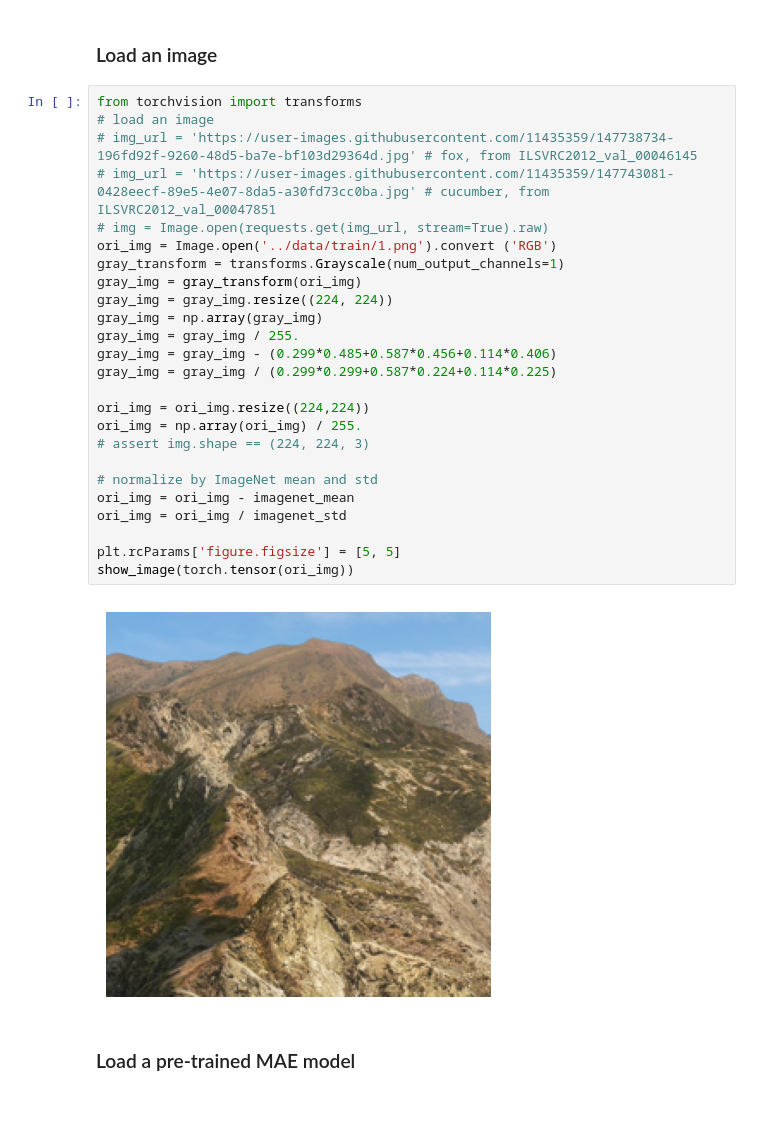
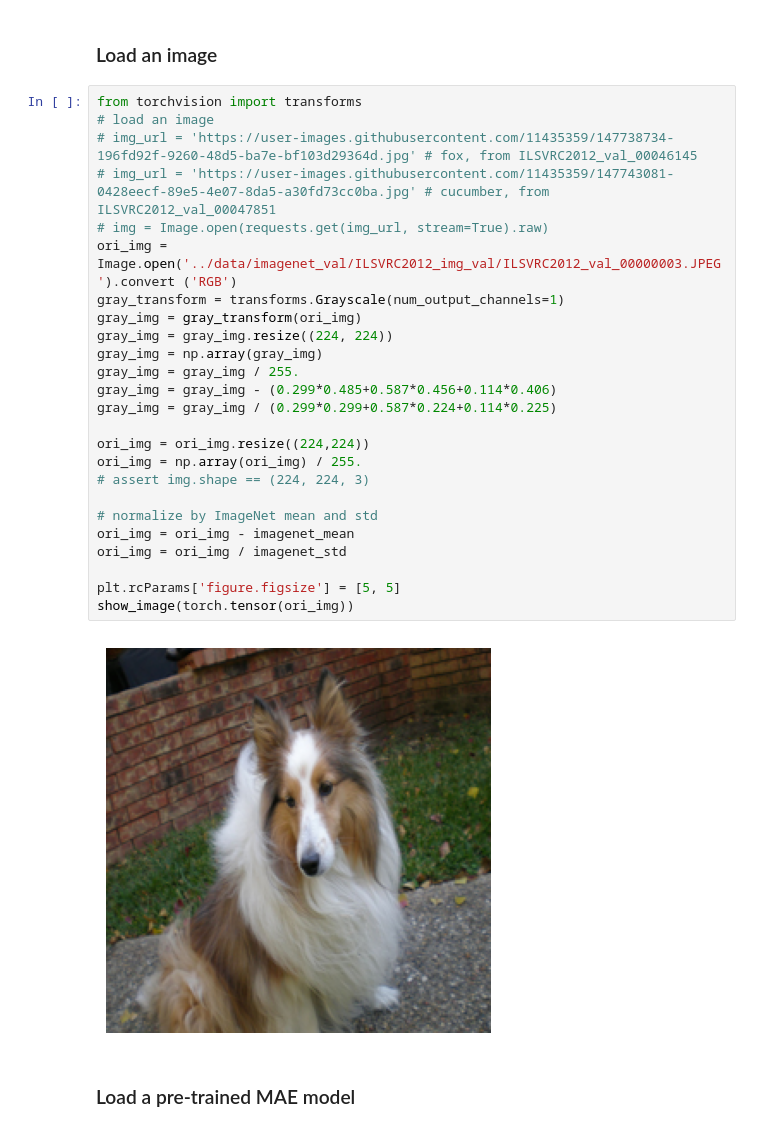
Before and after one commit to zezeze97/mae, a Jupyter notebook: demo/mae_visualize.ipynb, the cells around one changed output. Drawn from its saved outputs; the diff is of its cells as text.

```diff
--- a/demo/mae_visualize.ipynb
+++ b/demo/mae_visualize.ipynb
@@ -108,30 +108,30 @@ def run_one_image(ori_img, gray_img, model):
 # %%
 from torchvision import transforms
 # load an image
 # img_url = 'https://user-images.githubusercontent.com/11435359/147738734-196fd92f-9260-48d5-ba7e-bf103d29364d.jpg' # fox, from ILSVRC2012_val_00046145
 # img_url = 'https://user-images.githubusercontent.com/11435359/147743081-0428eecf-89e5-4e07-8da5-a30fd73cc0ba.jpg' # cucumber, from ILSVRC2012_val_00047851
 # img = Image.open(requests.get(img_url, stream=True).raw)
-ori_img = Image.open('../data/train/1.png').convert ('RGB')
+ori_img = Image.open('../data/imagenet_val/ILSVRC2012_img_val/ILSVRC2012_val_00000003.JPEG').convert ('RGB')
 gray_transform = transforms.Grayscale(num_output_channels=1)
 gray_img = gray_transform(ori_img)
 gray_img = gray_img.resize((224, 224))
 gray_img = np.array(gray_img)
 gray_img = gray_img / 255.
 gray_img = gray_img - (0.299*0.485+0.587*0.456+0.114*0.406)
 gray_img = gray_img / (0.299*0.299+0.587*0.224+0.114*0.225)
 
 ori_img = ori_img.resize((224,224))
 ori_img = np.array(ori_img) / 255.
 # assert img.shape == (224, 224, 3)
 
 # normalize by ImageNet mean and std
 ori_img = ori_img - imagenet_mean
 ori_img = ori_img / imagenet_std
 
 plt.rcParams['figure.figsize'] = [5, 5]
 show_image(torch.tensor(ori_img))
 # %% [output]
-[figure, old version]
+[figure, new version]
 # %% [markdown]
 ### Load a pre-trained MAE model
 # %%
```
Also changed, not shown: parts of 3 cells of this notebook, 13 other files.
